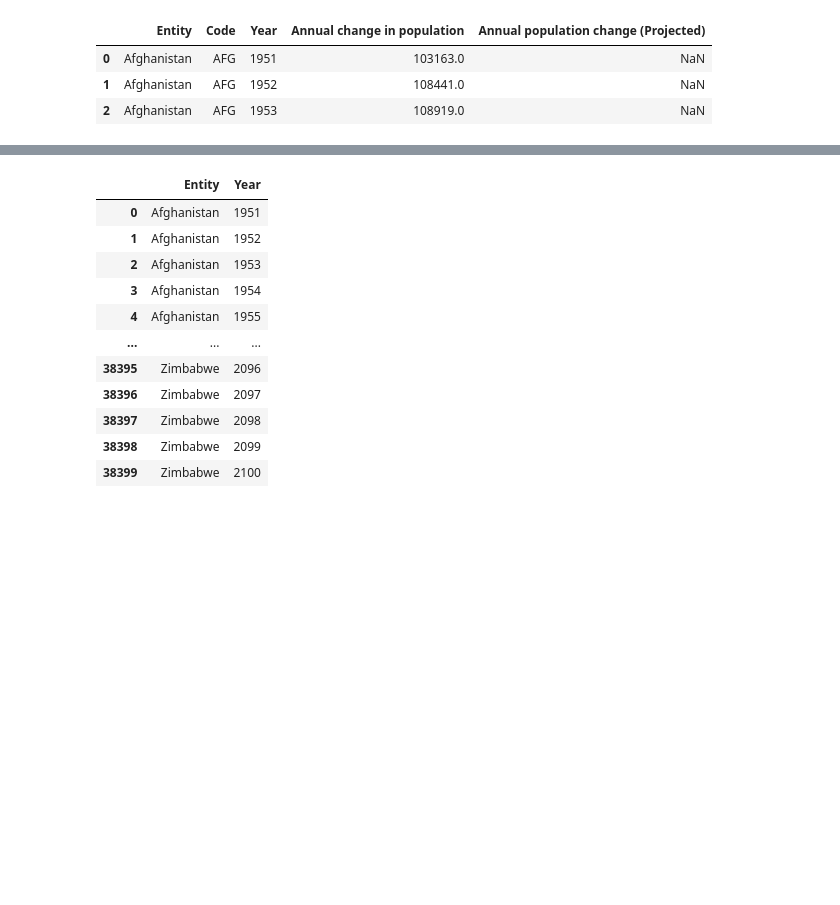
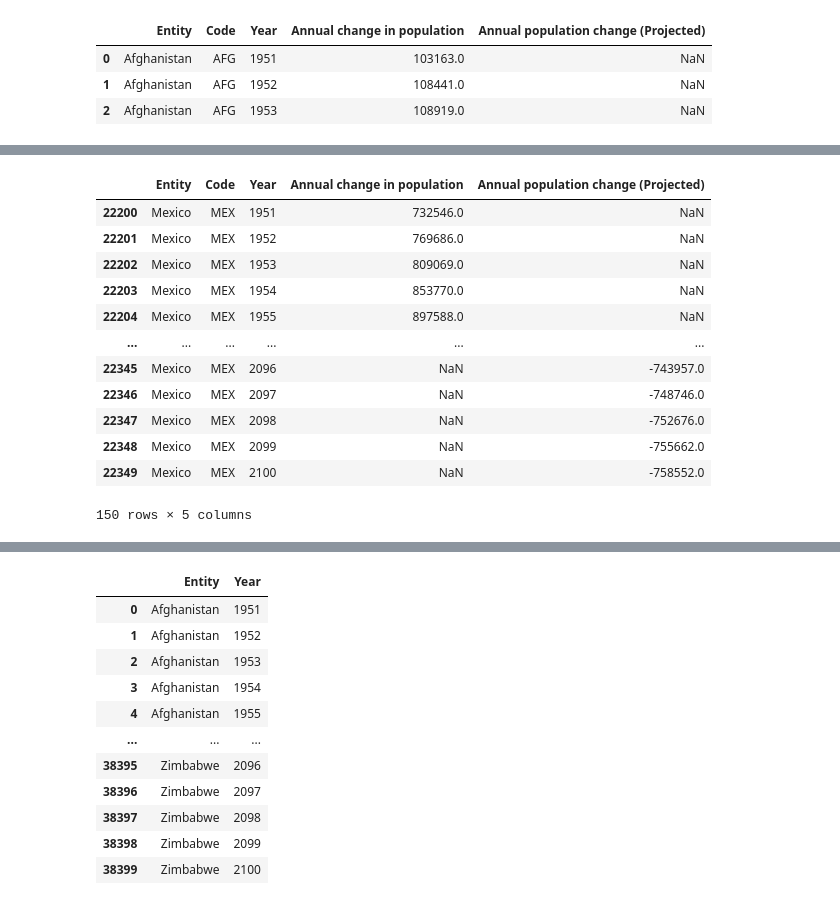
Before and after one commit to mlizettelm/bitdata, a Jupyter notebook: U1_1_probabilidad_estadistica/notebooks/01_evolucion_poblacional.ipynb, the cells around one changed output, grey strips where cells are left out. Cells and saved outputs as stored; diff of their text form; code cells hidden in the pictures; blank space fills up the shorter version.

```diff
--- a/U1_1_probabilidad_estadistica/notebooks/01_evolucion_poblacional.ipynb
+++ b/U1_1_probabilidad_estadistica/notebooks/01_evolucion_poblacional.ipynb
@@ -128,0 +141,16 @@ df.head(3)
+# %%
+df[df["Entity"]== "Mexico"]
+# %% [output]
+|  | Entity | Code | Year | Annual change in population | Annual population change (Projected) |
+| 22200 | Mexico | MEX | 1951 | 732546.0 | NaN |
+| 22201 | Mexico | MEX | 1952 | 769686.0 | NaN |
+| 22202 | Mexico | MEX | 1953 | 809069.0 | NaN |
+| 22203 | Mexico | MEX | 1954 | 853770.0 | NaN |
+| 22204 | Mexico | MEX | 1955 | 897588.0 | NaN |
+| ... | ... | ... | ... | ... | ... |
+| 22345 | Mexico | MEX | 2096 | NaN | -743957.0 |
+| 22346 | Mexico | MEX | 2097 | NaN | -748746.0 |
+| 22347 | Mexico | MEX | 2098 | NaN | -752676.0 |
+| 22348 | Mexico | MEX | 2099 | NaN | -755662.0 |
+| 22349 | Mexico | MEX | 2100 | NaN | -758552.0 |
+150 rows × 5 columns
```
Also changed, not shown: parts of 6 cells of this notebook.
